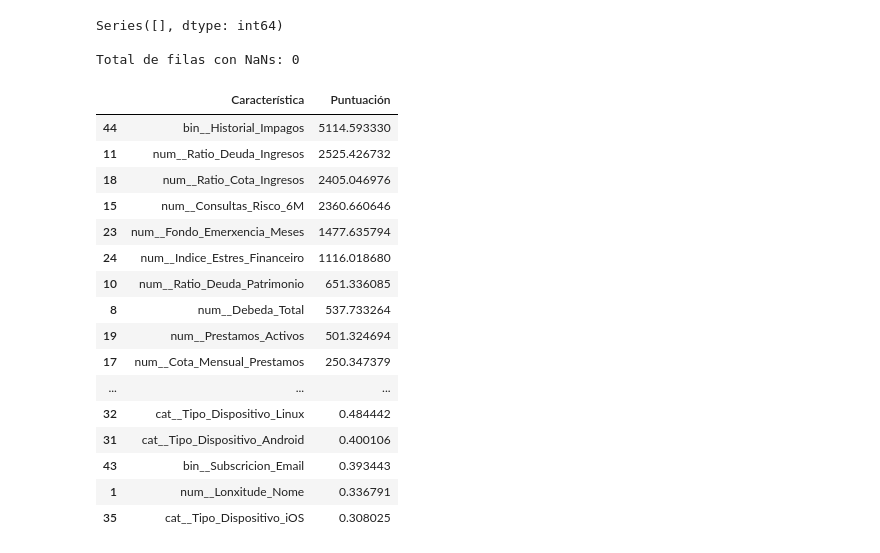
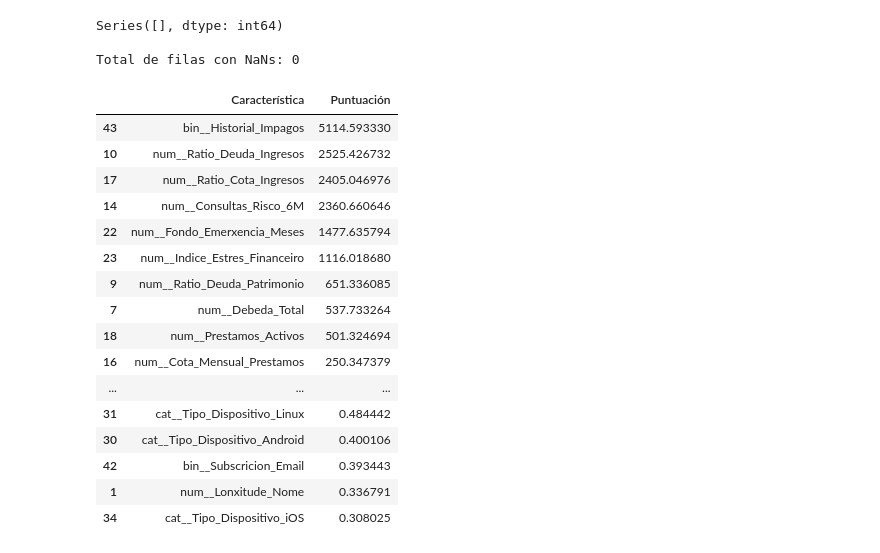
Before and after one commit to lupergo/AA, a Jupyter notebook: p04/script-modelos-1.ipynb, the cells around one changed output. Cells and saved outputs as stored; diff of their text form; code cells hidden in the pictures.

```diff
--- a/p04/script-modelos-1.ipynb
+++ b/p04/script-modelos-1.ipynb
@@ -117,25 +214,24 @@ Series([], dtype: int64)
 Total de filas con NaNs: 0
 # %%
 # Selección características (linear)
-X_train_linearv2 = X_train_linear.drop(columns=['num__Patrimonio_Total', 'num__Debeda_Total'])
 scores_kbest = seleccion_caracteristicas_check(X_train_linear, y_train_linear)
 scores_kbest
 # Mirar SelectFromModel de Scikit-Learn.
 # %% [output]
 |  | Característica | Puntuación |
-| 44 | bin__Historial_Impagos | 5114.593330 |
-| 11 | num__Ratio_Deuda_Ingresos | 2525.426732 |
-| 18 | num__Ratio_Cota_Ingresos | 2405.046976 |
-| 15 | num__Consultas_Risco_6M | 2360.660646 |
-| 23 | num__Fondo_Emerxencia_Meses | 1477.635794 |
-| 24 | num__Indice_Estres_Financeiro | 1116.018680 |
-| 10 | num__Ratio_Deuda_Patrimonio | 651.336085 |
-| 8 | num__Debeda_Total | 537.733264 |
-| 19 | num__Prestamos_Activos | 501.324694 |
-| 17 | num__Cota_Mensual_Prestamos | 250.347379 |
+| 43 | bin__Historial_Impagos | 5114.593330 |
+| 10 | num__Ratio_Deuda_Ingresos | 2525.426732 |
+| 17 | num__Ratio_Cota_Ingresos | 2405.046976 |
+| 14 | num__Consultas_Risco_6M | 2360.660646 |
+| 22 | num__Fondo_Emerxencia_Meses | 1477.635794 |
+| 23 | num__Indice_Estres_Financeiro | 1116.018680 |
+| 9 | num__Ratio_Deuda_Patrimonio | 651.336085 |
+| 7 | num__Debeda_Total | 537.733264 |
+| 18 | num__Prestamos_Activos | 501.324694 |
+| 16 | num__Cota_Mensual_Prestamos | 250.347379 |
 | ... | ... | ... |
-| 32 | cat__Tipo_Dispositivo_Linux | 0.484442 |
-| 31 | cat__Tipo_Dispositivo_Android | 0.400106 |
-| 43 | bin__Subscricion_Email | 0.393443 |
+| 31 | cat__Tipo_Dispositivo_Linux | 0.484442 |
+| 30 | cat__Tipo_Dispositivo_Android | 0.400106 |
+| 42 | bin__Subscricion_Email | 0.393443 |
 | 1 | num__Lonxitude_Nome | 0.336791 |
-| 35 | cat__Tipo_Dispositivo_iOS | 0.308025 |
+| 34 | cat__Tipo_Dispositivo_iOS | 0.308025 |
```
Also changed, not shown: parts of 11 cells of this notebook, 3 other files.
